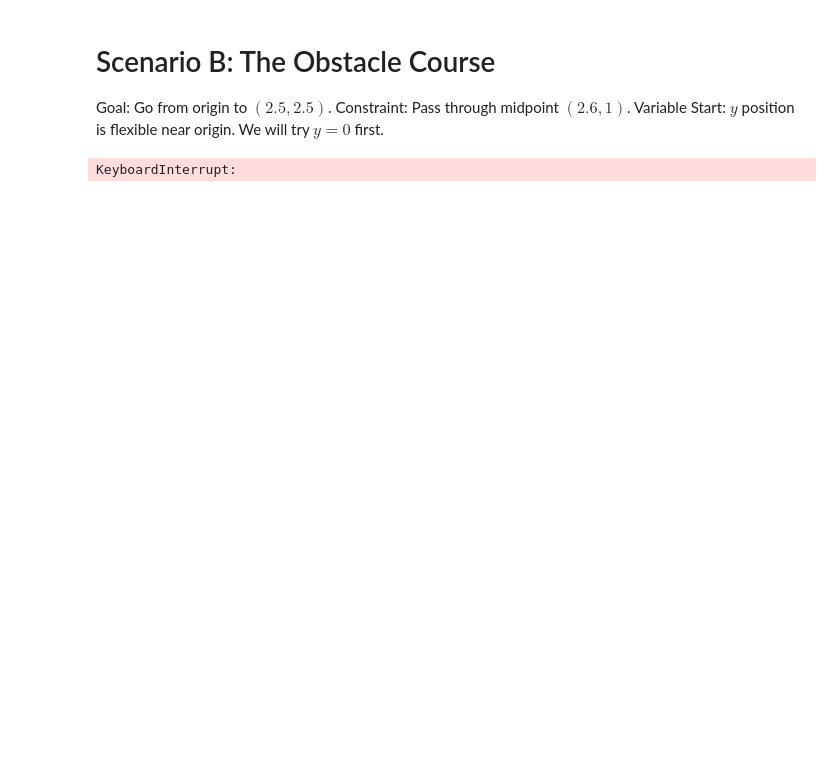
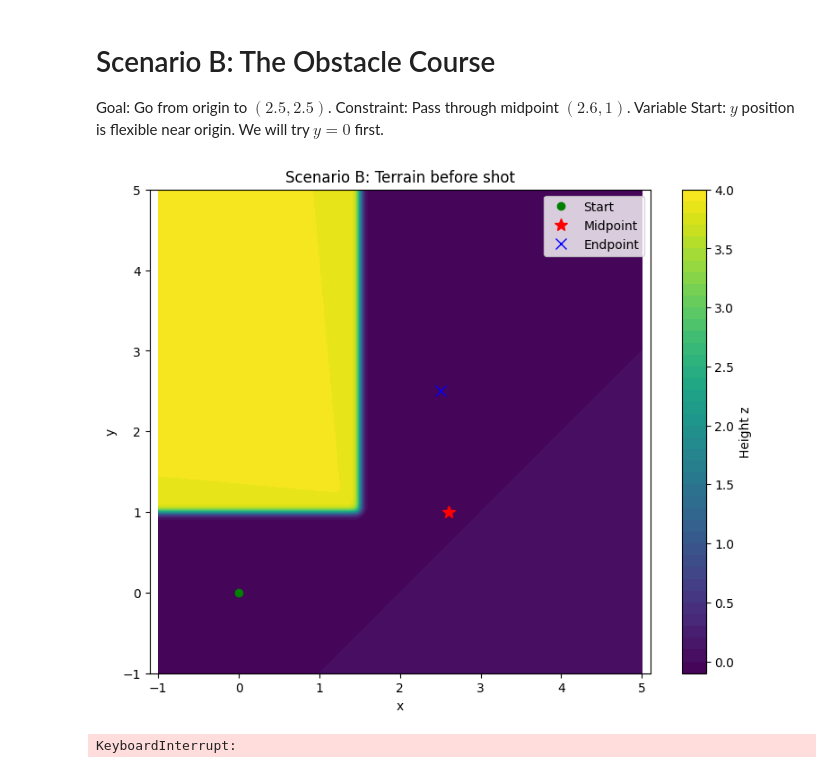
Before and after one commit to BBCnewslondon/Numerical_cw2, a Jupyter notebook: notebooks/Scenario_B.ipynb, the cells around one changed output. Saved outputs shown, nothing was run; the diff lists cells and outputs as text; code cells hidden in the pictures; blank space fills up the shorter version.

Commit message:
added plots to show where the boundaries are

```diff
--- a/notebooks/Scenario_B.ipynb
+++ b/notebooks/Scenario_B.ipynb
@@ -15,4 +15,27 @@ from surfaces import ScenarioB
 from physics import PhysicsEngine
 from solver import ShootingSolver
 from utils import plot_trajectory
+# %%
+# Plot terrain for Scenario B before any shots
+surface = ScenarioB()
+x_range = np.linspace(-1, 5, 250)
+y_range = np.linspace(-1, 5, 250)
+X, Y = np.meshgrid(x_range, y_range)
+Z = surface.height(X, Y)
+
+plt.figure(figsize=(9, 7))
+cs = plt.contourf(X, Y, Z, levels=40, cmap='viridis')
+plt.colorbar(cs, label='Height z')
+plt.title('Scenario B: Terrain before shot')
+plt.xlabel('x')
+plt.ylabel('y')
+# Mark start, midpoint and endpoint (as in this scenario)
+plt.plot(0, 0, 'go', label='Start')
+plt.plot(2.6, 1.0, 'r*', markersize=10, label='Midpoint')
+plt.plot(2.5, 2.5, 'bx', markersize=8, label='Endpoint')
+plt.legend()
+plt.axis('equal')
+plt.show()
+# %% [output]
+[figure, added]
 # %%
```
Also changed, not shown: parts of 2 cells of this notebook, 1 other file.
